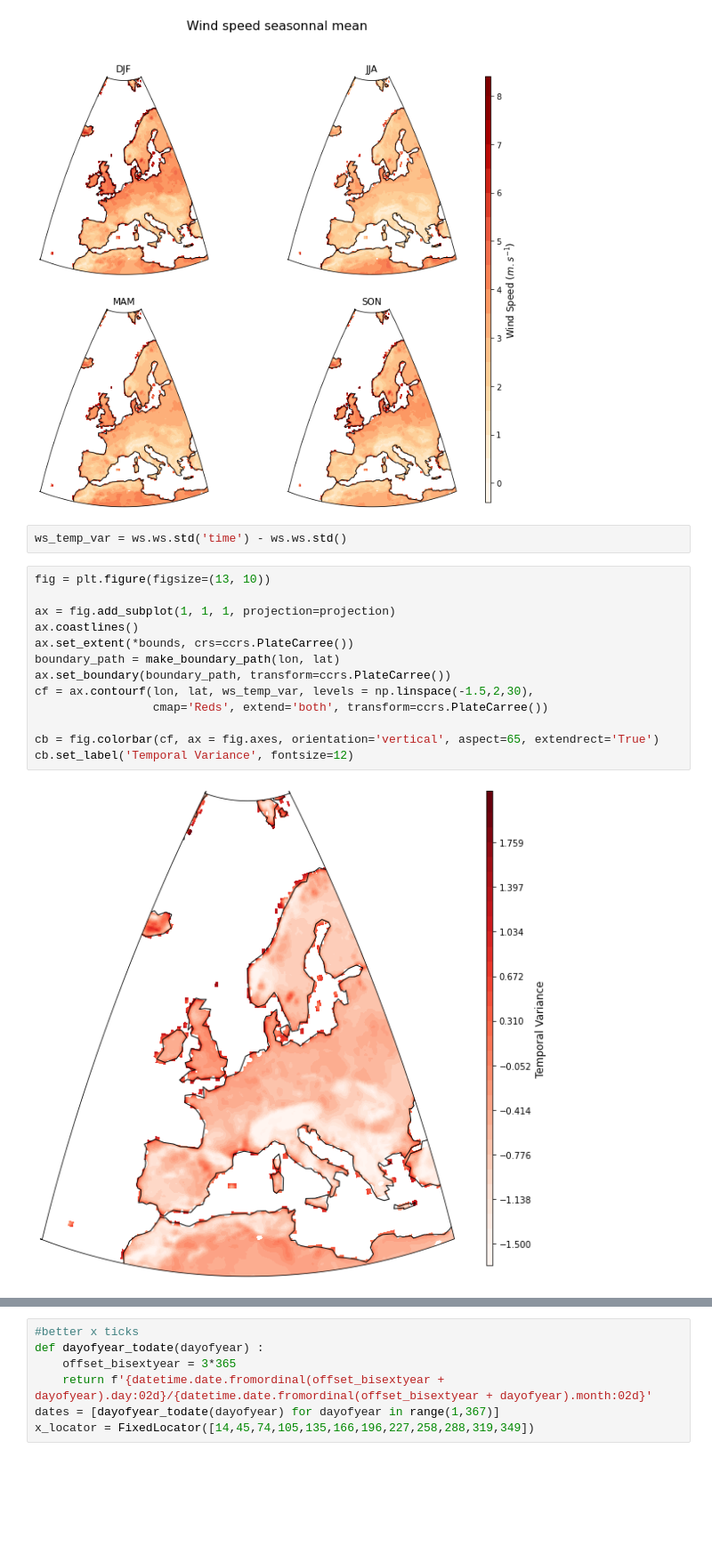
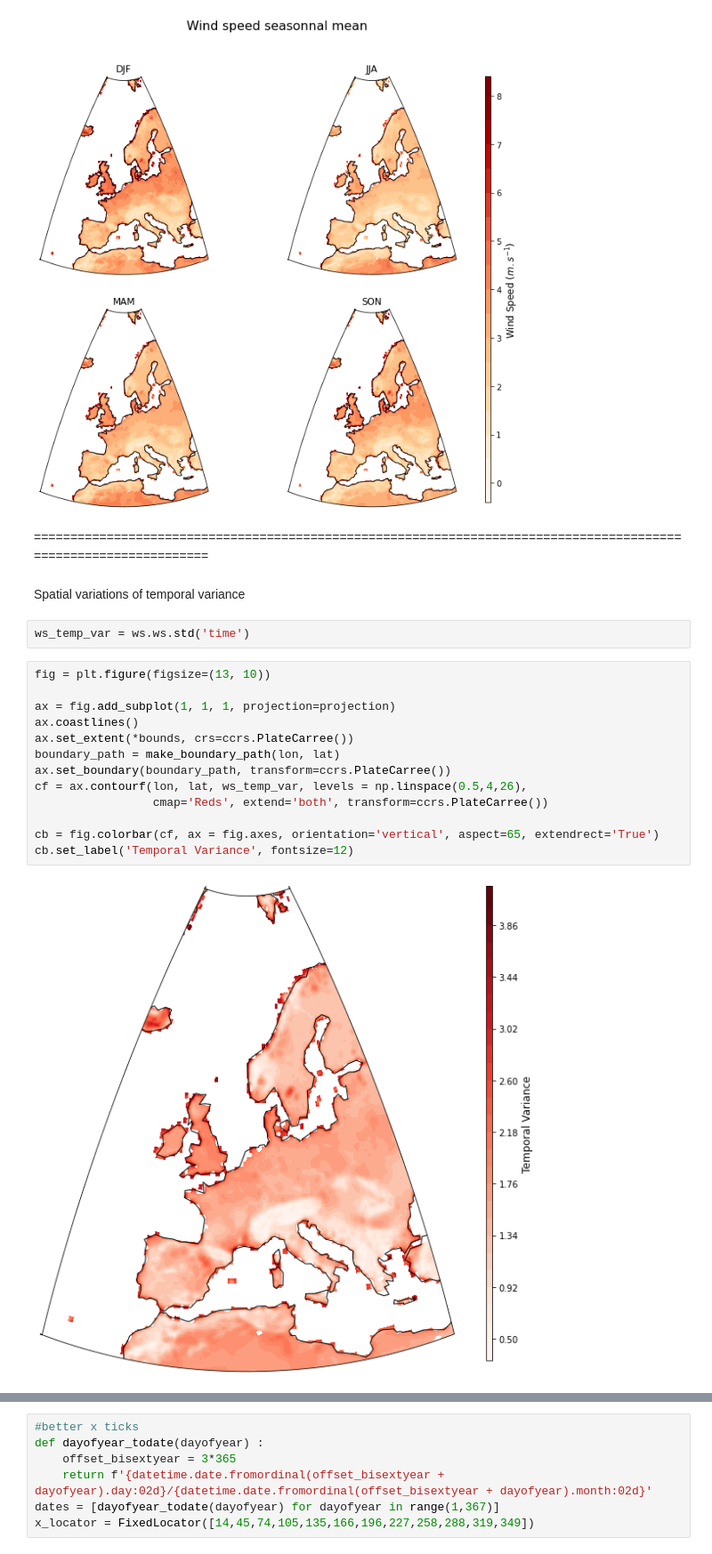
Before and after one commit to bchatelon/year_weather_regime, a Jupyter notebook: wind_outage.ipynb, the cells around one changed output, grey strips where cells are left out. Shown at 89% size. Drawn from its saved outputs; the diff is of its cells as text; blank space fills up the shorter version.

```diff
--- a/wind_outage.ipynb
+++ b/wind_outage.ipynb
@@ -73,21 +77,25 @@ cb = fig.colorbar(cf, ax = fig.axes, orientation='vertical', aspect=65, extendre
 cb.set_label('Wind Speed ($m.s^{-1}$)', fontsize=12)
 # %% [output]
 [figure]
+# %% [markdown]
+=================================================================================================================
+# %% [markdown]
+Spatial variations of temporal variance
 # %%
-ws_temp_var = ws.ws.std('time') - ws.ws.std()
+ws_temp_var = ws.ws.std('time')
 # %%
 fig = plt.figure(figsize=(13, 10))
 
 ax = fig.add_subplot(1, 1, 1, projection=projection)
 ax.coastlines()
 ax.set_extent(*bounds, crs=ccrs.PlateCarree())
 boundary_path = make_boundary_path(lon, lat)
 ax.set_boundary(boundary_path, transform=ccrs.PlateCarree())
-cf = ax.contourf(lon, lat, ws_temp_var, levels = np.linspace(-1.5,2,30),
+cf = ax.contourf(lon, lat, ws_temp_var, levels = np.linspace(0.5,4,26),
                  cmap='Reds', extend='both', transform=ccrs.PlateCarree())
 
 cb = fig.colorbar(cf, ax = fig.axes, orientation='vertical', aspect=65, extendrect='True')
 cb.set_label('Temporal Variance', fontsize=12)
 # %% [output]
-[figure, old version]
+[figure, new version]
 # %% [markdown]
```
Also changed, not shown: parts of 42 cells of this notebook.
